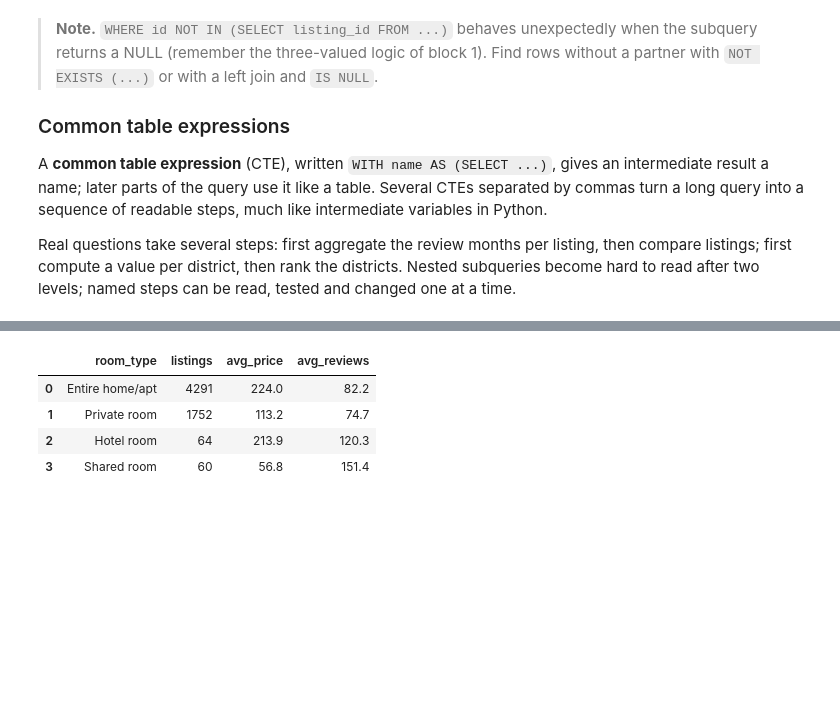
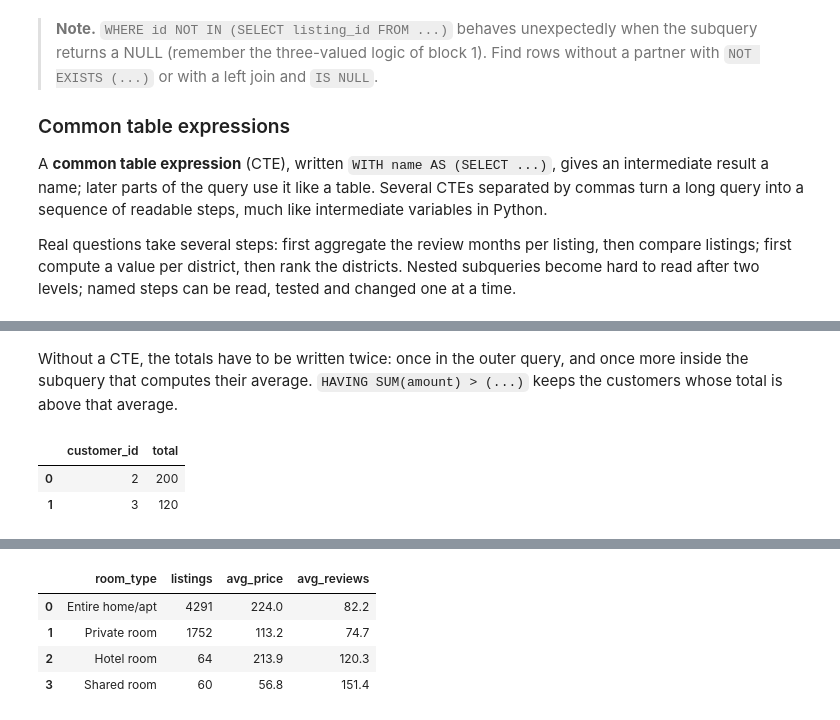
Before and after one commit to khoadaniel/statistical-programming-mpmd-htw-ws-2026, a Jupyter notebook: sessions/03-sql/workbooks/02-lecture-aggregation-joins-and-sql-from-python.ipynb, the cells around one changed output, grey strips where cells are left out. Drawn from its saved outputs; the diff is of its cells as text; code cells hidden in the pictures; blank space fills up the shorter version.

```diff
--- a/sessions/03-sql/workbooks/02-lecture-aggregation-joins-and-sql-from-python.ipynb
+++ b/sessions/03-sql/workbooks/02-lecture-aggregation-joins-and-sql-from-python.ipynb
@@ -573,0 +592,21 @@ Real questions take several steps: first aggregate the review months per listing
+# %% [markdown]
+Without a CTE, the totals have to be written twice: once in the outer query, and once more inside the subquery that computes their average. `HAVING SUM(amount) > (...)` keeps the customers whose total is above that average.
+# %%
+q("""
+SELECT customer_id, SUM(amount) AS total
+FROM block2.orders
+GROUP BY customer_id
+HAVING SUM(amount) > (
+    SELECT AVG(total)
+    FROM (
+        SELECT customer_id, SUM(amount) AS total     -- the same totals, a second time
+        FROM block2.orders
+        GROUP BY customer_id
+    ) t
+)
+ORDER BY customer_id
+""")
+# %% [output]
+|  | customer_id | total |
+| 0 | 2 | 200 |
+| 1 | 3 | 120 |
```
Also changed, not shown: parts of 6 cells of this notebook, 1 other file.
